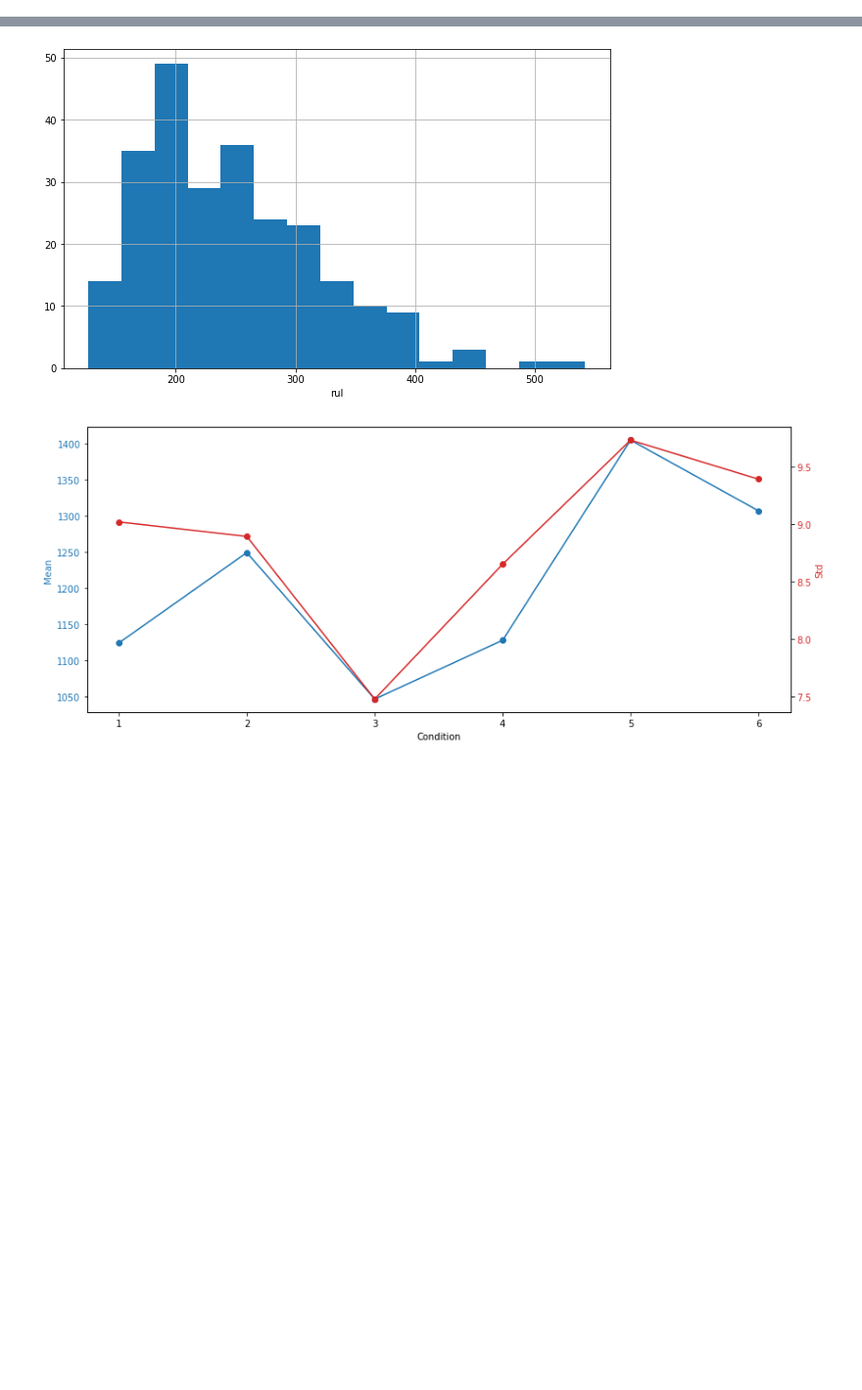
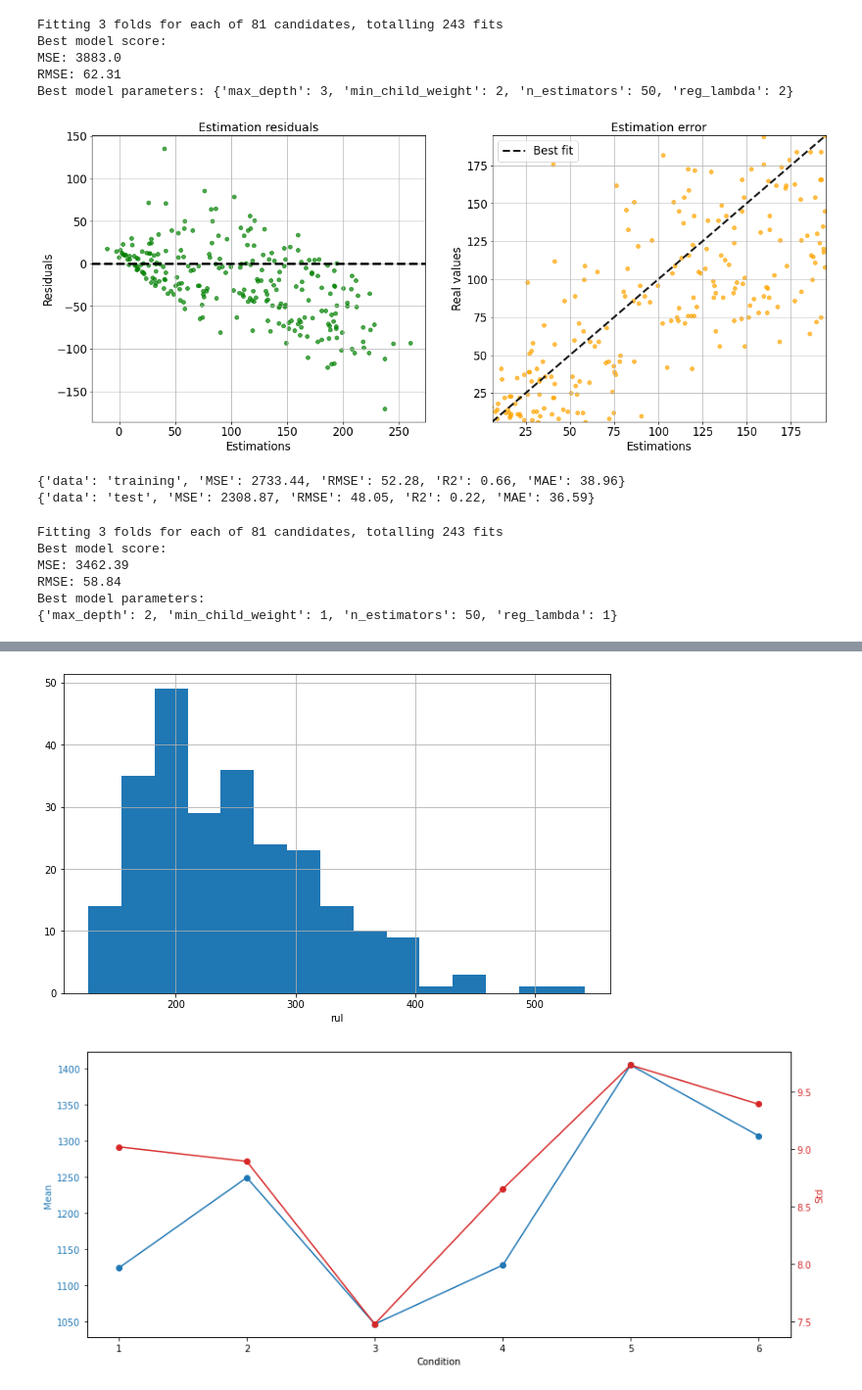
Before and after one commit to TomislavZupanovic/AWSBlackBelt-Capstone, a Jupyter notebook: EDA_notebooks/initial_phase.ipynb, the cells around one changed output, grey strips where cells are left out. Shown at 98% size. Saved outputs shown, nothing was run; the diff lists cells and outputs as text; code cells hidden in the pictures; blank space fills up the shorter version.

Commit message:
Added XGBRegressor training and evaluation

```diff
--- a/EDA_notebooks/initial_phase.ipynb
+++ b/EDA_notebooks/initial_phase.ipynb
@@ -176,19 +177,19 @@ def plot_residuals(pred, real) -> None:
     residuals = real - pred
     fig, axs = plt.subplots(nrows=1, ncols=2, squeeze=True, figsize=(20, 8))
     # Residuals Errors plot
-    axs[0].scatter(x=pred[::5], y=residuals[::5], color='g', alpha=0.7)
+    axs[0].scatter(x=pred, y=residuals, color='g', alpha=0.7)
     axs[0].axhline(y=0, linestyle='--', color='black', linewidth=3.5)
     axs[0].set_xlabel('Estimations', fontsize=17)
     axs[0].set_ylabel('Residuals', fontsize=17)
-    axs[0].set_title('Estimation residuals\n (Every 5th data point for visibility)', fontsize=18)
+    axs[0].set_title('Estimation residuals', fontsize=18)
     axs[0].tick_params(axis='both', which='major', labelsize=17)
     axs[0].grid()
     # Estimation Errors plot
-    axs[1].scatter(x=pred[::5], y=real[::5], c='orange', alpha=0.7)
+    axs[1].scatter(x=pred, y=real, c='orange', alpha=0.7)
     axs[1].plot([0, 1], [0, 1], transform=axs[1].transAxes, ls="--", c=".1", linewidth=3, label='Best fit')
     axs[1].set_xlabel('Estimations', fontsize=17)
     axs[1].set_ylabel('Real values', fontsize=17)
-    axs[1].set_title('Estimation error\n (Every 5th data point for visibility)', fontsize=18)
+    axs[1].set_title('Estimation error', fontsize=18)
     axs[1].tick_params(axis='both', which='major', labelsize=17)
     axs[1].set_xlim(min(real), max(real))
     axs[1].set_ylim(min(real), max(real))
@@ -285,14 +292,24 @@ def train_xgboost(x_train: pd.DataFrame, y_train: pd.Series, parameters: dict) -
 # %%
 raw_train_data, raw_test_data, test_target = load_raw_data('train_FD004.txt')
 data = create_target(raw_train_data)
+# Round the condition column values and create new conditio column
 data = round_conditions(data)
 test_data = round_conditions(raw_test_data)
+# ============= FEATURE ENGINEERING ===============
+# Standardize the data grouped with condition
 standardized_data = standardize(data)
+standardized_test_data = standardize(test_data)
+# Get statistics for all sensors for every condition group
 conditioned_stats = get_condition_stats(data)
+# Perform data smoothing on sensor columns with moving average
 smoothed_data = smooth_data(standardized_data, window=10)
+smoothed_test_data = smooth_data(standardized_test_data, window=10)
 # %%
-selected_features = ['unit', 'altitude', 'mach', 'tra', 'sensor_1', 'sensor_2', 'sensor_3', 'sensor_4', 'sensor_5', 'sensor_6', 'sensor_7',
+all_features = ['unit', 'altitude', 'mach', 'tra', 'sensor_1', 'sensor_2', 'sensor_3', 'sensor_4', 'sensor_5', 'sensor_6', 'sensor_7',
                     'sensor_8', 'sensor_9', 'sensor_10', 'sensor_11', 'sensor_12', 'sensor_13', 'sensor_14', 'sensor_15', 'sensor_16',
                     'sensor_17', 'sensor_18', 'sensor_19', 'sensor_20', 'sensor_21']
+selected_features = ['unit', 'altitude', 'mach', 'tra', 'sensor_2', 'sensor_3', 'sensor_4', 'sensor_6', 'sensor_7',
+                    'sensor_8', 'sensor_9', 'sensor_10', 'sensor_11', 'sensor_12', 'sensor_13', 'sensor_14', 'sensor_15',
+                    'sensor_17', 'sensor_20', 'sensor_21']
 
-x_train, y_train, x_test, y_test = define_ml_dataset(data, test_data, test_target, selected_features)
+x_train, y_train, x_test, y_test = define_ml_dataset(smoothed_data, smoothed_test_data, test_target, selected_features)
@@ -298,0 +326,27 @@ x_train, y_train, x_test, y_test = define_ml_dataset(data, test_data, test_targe
+# %%
+xgb_params = {'n_estimators': [50, 100, 150], 'max_depth': [2, 3, 5],
+              'min_child_weight': [1, 2, 3], 'reg_lambda': [1, 2, 3]}
+best_model, grid_results = train_xgboost(x_train, y_train, parameters=xgb_params)
+# %% [output]
+Fitting 3 folds for each of 81 candidates, totalling 243 fits
+Best model score:
+MSE: 3883.0
+RMSE: 62.31
+Best model parameters: {'max_depth': 3, 'min_child_weight': 2, 'n_estimators': 50, 'reg_lambda': 2}
+# %%
+train_metrics, test_metrics = evaluate_model(best_model, x_train, y_train, x_test, y_test)
+# %% [output]
+[figure, added]
+{'data': 'training', 'MSE': 2733.44, 'RMSE': 52.28, 'R2': 0.66, 'MAE': 38.96}
+{'data': 'test', 'MSE': 2308.87, 'RMSE': 48.05, 'R2': 0.22, 'MAE': 36.59}
+# %%
+xgb_params = {'n_estimators': [50, 100, 150], 'max_depth': [2, 3, 5],
+              'min_child_weight': [1, 2, 3], 'reg_lambda': [1, 2, 3]}
+best_model, grid_results = train_xgboost(x_train, y_train, parameters=xgb_params)
+# %% [output]
+Fitting 3 folds for each of 81 candidates, totalling 243 fits
+Best model score:
+MSE: 3462.39
+RMSE: 58.84
+Best model parameters:
+{'max_depth': 2, 'min_child_weight': 1, 'n_estimators': 50, 'reg_lambda': 1}
```
Also changed, not shown: parts of 4 cells of this notebook, 1 other file.
